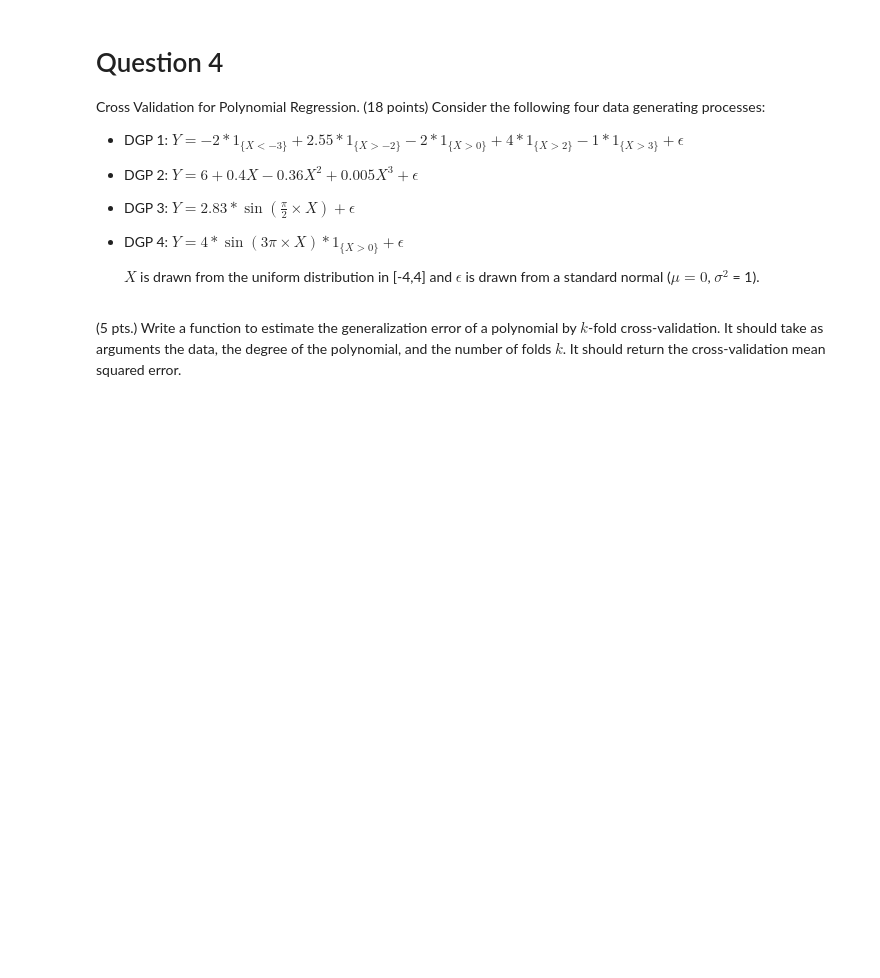
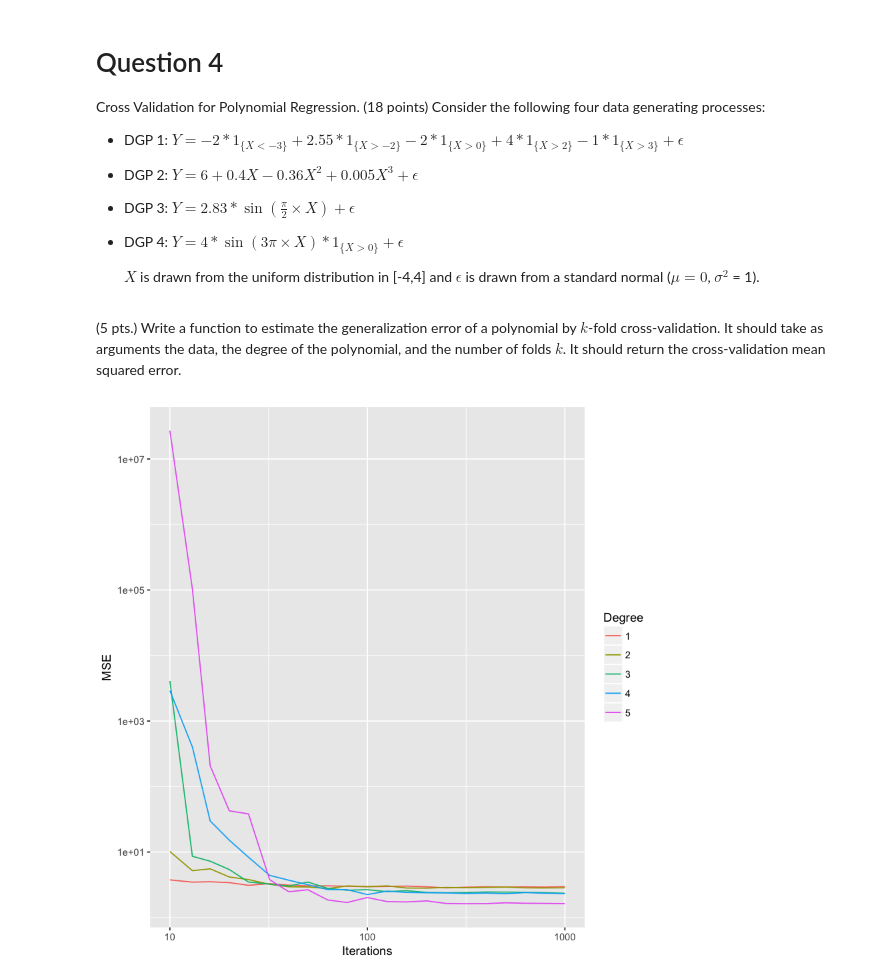
Before and after one commit to jaumededios/UCLA-S201B, a Jupyter notebook: 3/Pset3.ipynb, the cells around one changed output. Drawn from its saved outputs; the diff is of its cells as text; code cells hidden in the pictures; blank space fills up the shorter version.

```diff
--- a/3/Pset3.ipynb
+++ b/3/Pset3.ipynb
@@ -444,7 +516,7 @@ genError = function(df,deg,k){
     return(sse/n)
 }
 # %%
-testCompare= function (interval_d,f,interval_i,n_times=3){
+testCompare= function (interval_d,f,interval_i,n_times=10){
     h = function(N,D){
         r = 0;
         n = round(max(n_times,(n_times*1E2)/N+1))
@@ -472,11 +544,11 @@ testCompare= function (interval_d,f,interval_i,n_times=3){
 # %%
 make_the_plot=function(i){
     degrees = c(1:5)
-    x = round(c(10*1.125^(2:20)))
+    x = round(c(10*100^((0:20)/20)))
     r = testCompare(degrees,DGP[[i]],x)
     df = melt(r ,  id.vars = 'x')
-    names(df) = c('Iterations', 'Degree','value')
-    plot = ggplot(df, aes(Iterations,value))
+    names(df) = c('Iterations', 'Degree','MSE')
+    plot = ggplot(df, aes(Iterations,MSE))
     plot = plot + geom_line(aes(colour = Degree))
     plot = plot + scale_y_log10() + scale_x_log10()
     plot
@@ -485,0 +556,4 @@ for(i in 1:4) make_the_plot(i)
+# %%
+make_the_plot(1)
+# %% [output]
+[figure, added]
```
Also changed, not shown: parts of 13 cells of this notebook.
